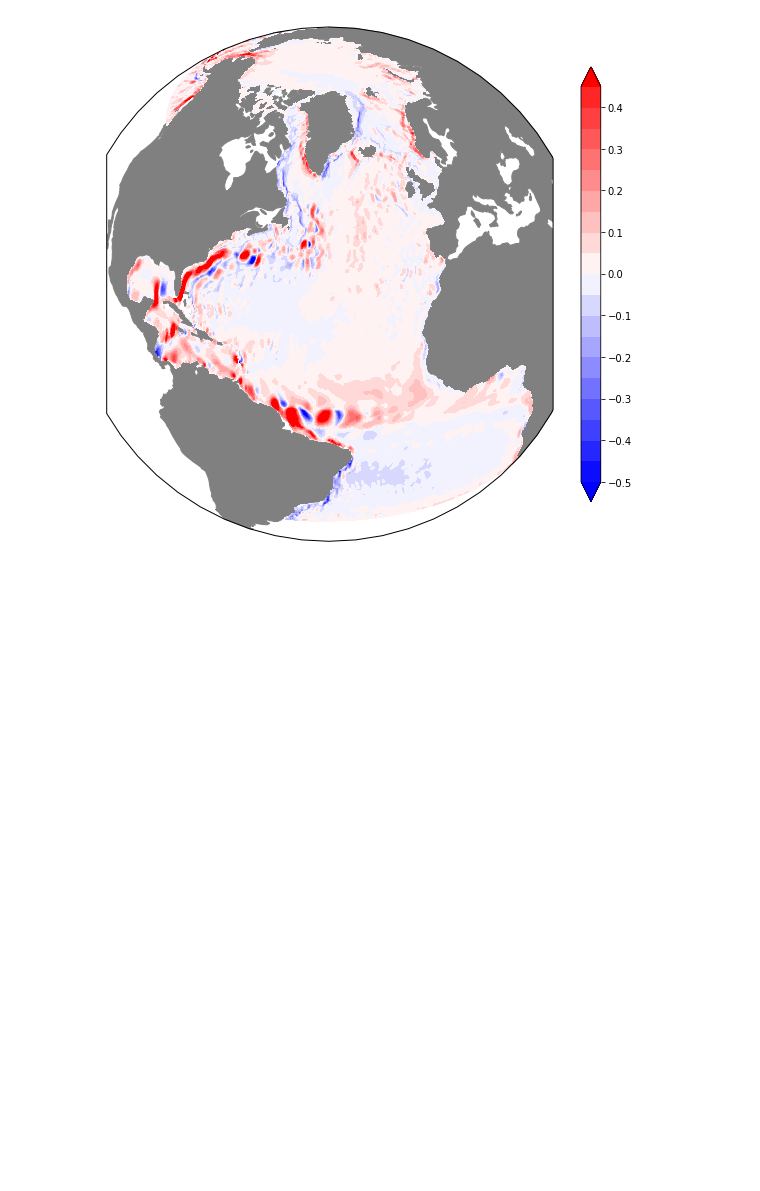
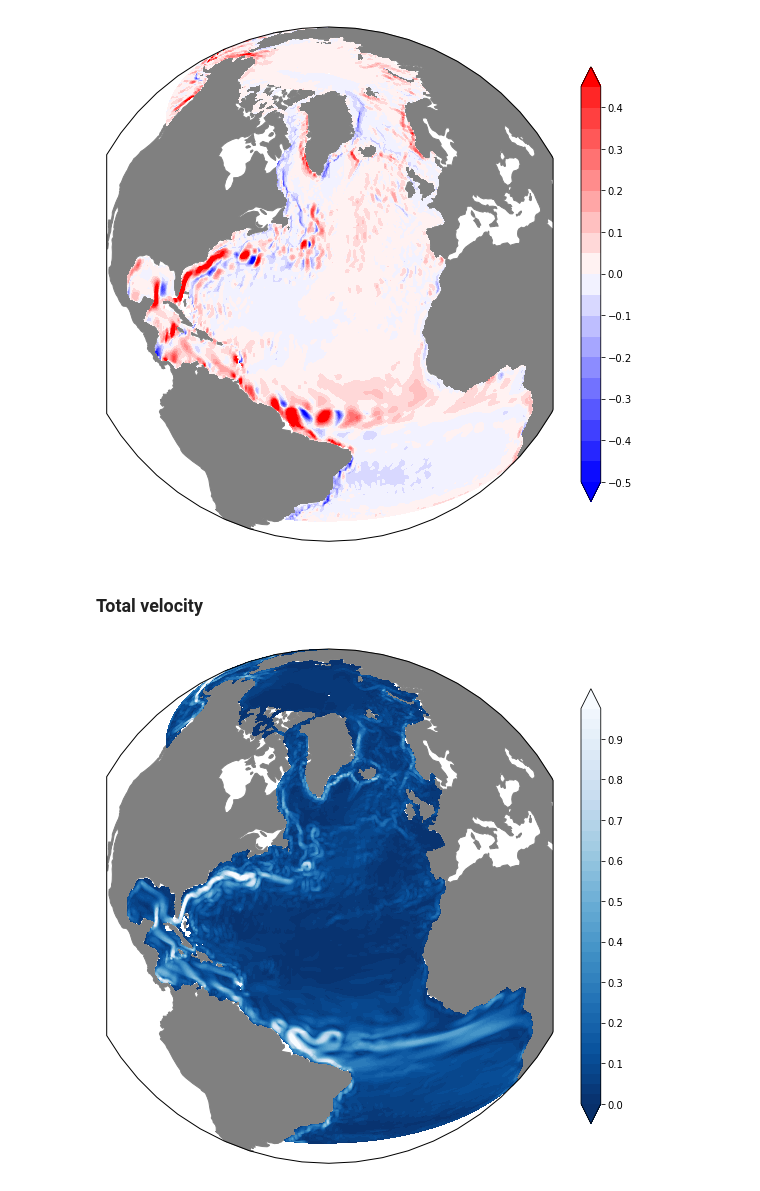
Before and after one commit to raphaeldussin/MITgcm-recipes, a Jupyter notebook: examples/Plotting_ASTE.ipynb, the cells around one changed output. Cells and saved outputs as stored; diff of their text form; code cells hidden in the pictures; blank space fills up the shorter version.

```diff
--- a/examples/Plotting_ASTE.ipynb
+++ b/examples/Plotting_ASTE.ipynb
@@ -89,3 +89,18 @@ fig = MITgcm_recipes.plot_ASTE_pyresample(v_geo,
                                               central_latitude=35))
 # %% [output]
 [figure]
+# %% [markdown]
+### Total velocity
+# %%
+dict_plt_vel = {'figsize': [10, 10], 'vmin': 0,'vmax': 1,
+                'contours': np.arange(0.,1.,0.025),
+                'cmap': cm.Blues_r, 'cbarsize': 0.8,
+                'title': ''}
+
+fig = MITgcm_recipes.plot_ASTE_pyresample(np.sqrt(u_geo**2 + v_geo**2),
+                                          dict_plt_vel,
+                                          proj=cart.crs.Orthographic(
+                                              central_longitude=-40,
+                                              central_latitude=35))
+# %% [output]
+[figure, added]
```
Also changed, not shown: 3 other files.
